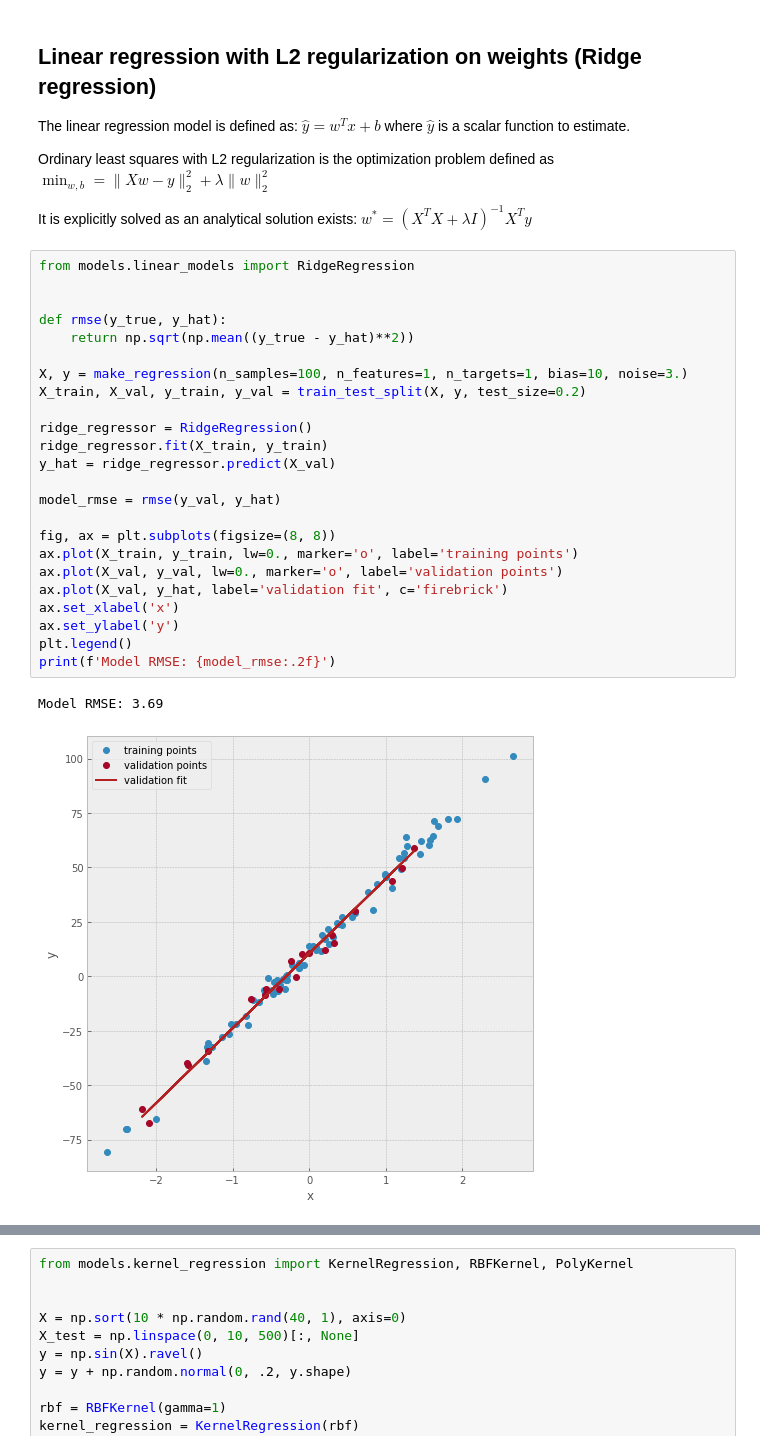
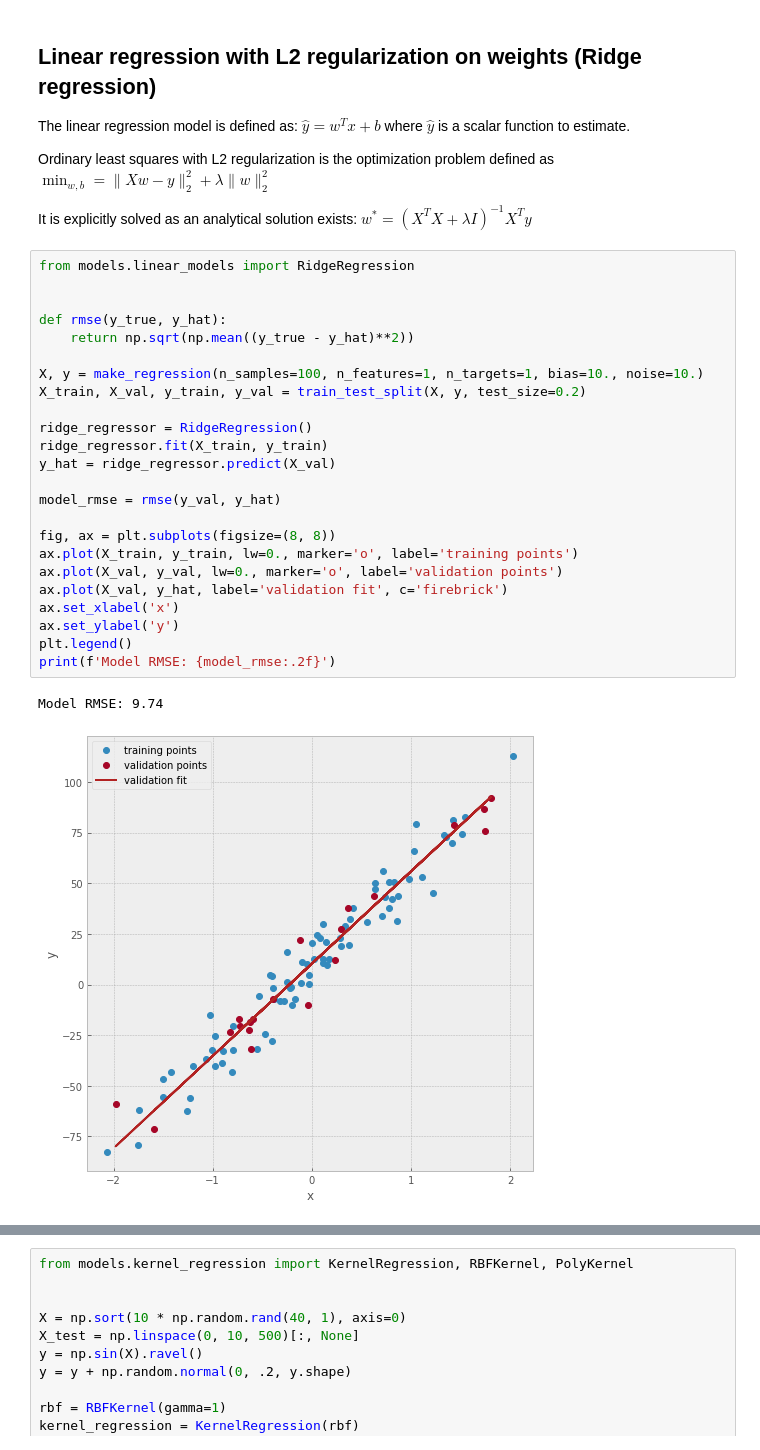
Before and after one commit to clabrugere/numpy-basics, a Jupyter notebook: notebooks/notebook.ipynb, the cells around one changed output, grey strips where cells are left out. Drawn from its saved outputs; the diff is of its cells as text.

```diff
--- a/notebooks/notebook.ipynb
+++ b/notebooks/notebook.ipynb
@@ -54,27 +54,27 @@ It is explicitly solved as an analytical solution exists: $ w^{*} = (X^{T}X + \l
 # %%
 from models.linear_models import RidgeRegression
 
 
 def rmse(y_true, y_hat):
     return np.sqrt(np.mean((y_true - y_hat)**2))
 
-X, y = make_regression(n_samples=100, n_features=1, n_targets=1, bias=10, noise=3.)
+X, y = make_regression(n_samples=100, n_features=1, n_targets=1, bias=10., noise=10.)
 X_train, X_val, y_train, y_val = train_test_split(X, y, test_size=0.2)
 
 ridge_regressor = RidgeRegression()
 ridge_regressor.fit(X_train, y_train)
 y_hat = ridge_regressor.predict(X_val)
 
 model_rmse = rmse(y_val, y_hat)
 
 fig, ax = plt.subplots(figsize=(8, 8))
 ax.plot(X_train, y_train, lw=0., marker='o', label='training points')
 ax.plot(X_val, y_val, lw=0., marker='o', label='validation points')
 ax.plot(X_val, y_hat, label='validation fit', c='firebrick')
 ax.set_xlabel('x')
 ax.set_ylabel('y')
 plt.legend()
 print(f'Model RMSE: {model_rmse:.2f}')
 # %% [output]
-Model RMSE: 3.69
+Model RMSE: 9.74
-[figure, old version]
+[figure, new version]
```
Also changed, not shown: parts of 3 cells of this notebook, 2 other files.
